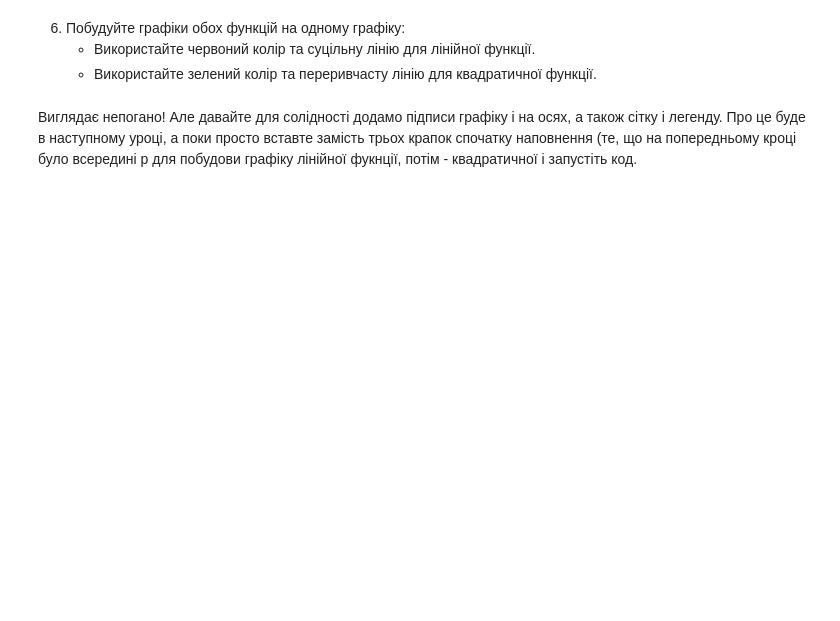
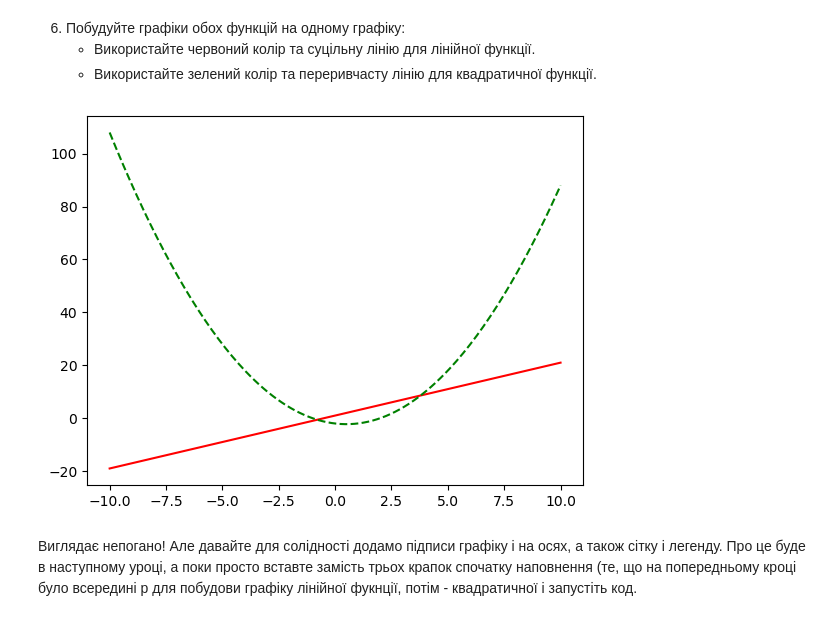
Before and after one commit to olgasamus/python_courses, a Jupyter notebook: Module_4/hw_4_1_Базові_візуалізації.ipynb, the cells around one changed output. Drawn from its saved outputs; the diff is of its cells as text; code cells hidden in the pictures; blank space fills up the shorter version.

```diff
--- a/Module_4/hw_4_1_Базові_візуалізації.ipynb
+++ b/Module_4/hw_4_1_Базові_візуалізації.ipynb
@@ -25,6 +45,11 @@
 6. Побудуйте графіки обох функцій на одному графіку:
    - Використайте червоний колір та суцільну лінію для лінійної функції.
    - Використайте зелений колір та переривчасту лінію для квадратичної функції.
+# %%
+plt.plot(x, y_linear, '-r')
+plt.plot(x, y_square, '--g');
+# %% [output]
+[figure, added]
 # %% [markdown]
 Виглядає непогано! Але давайте для солідності додамо підписи графіку і на осях, а також сітку і легенду. Про це буде в наступному уроці, а поки просто вставте замість трьох крапок спочатку наповнення (те, що на попередньому кроці було всередині p для побудови графіку лінійної фукнції, потім - квадратичної і запустіть код.
 # %%
```
Also changed, not shown: parts of 8 cells of this notebook.
